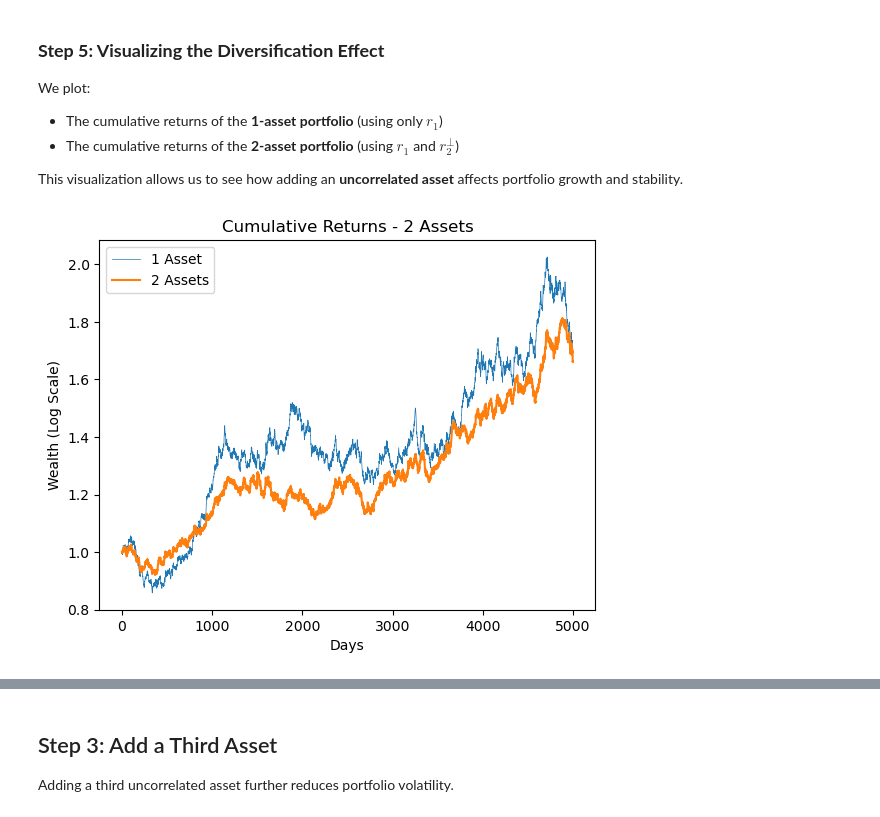
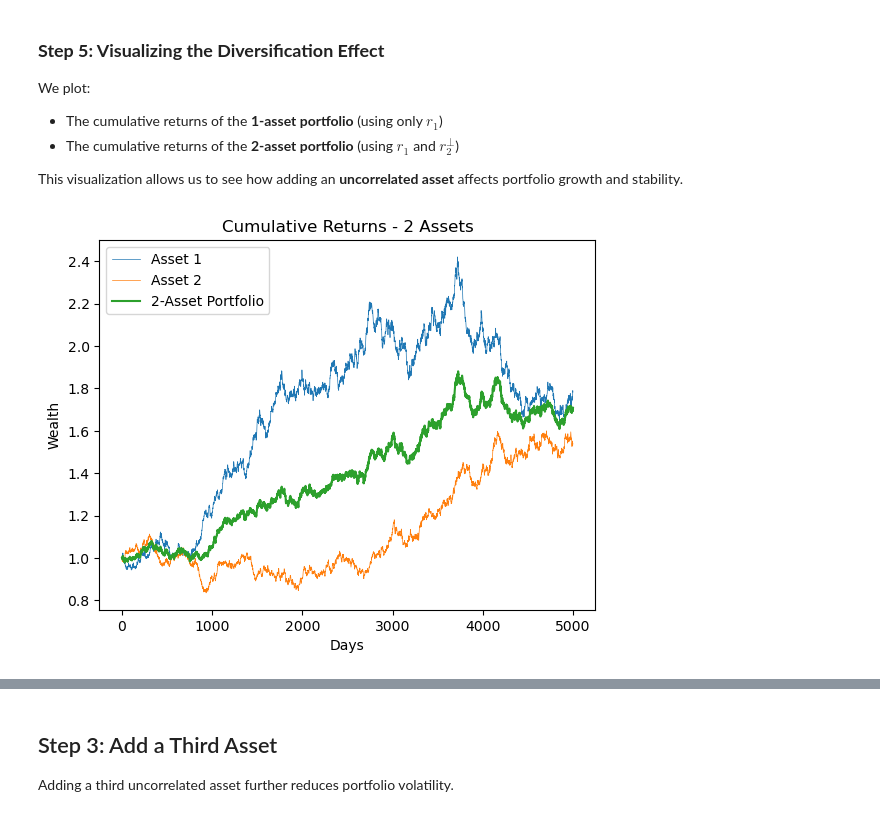
Before and after one commit to QuantLandi/computational-investing-exercises, a Jupyter notebook: day4_orthogonality.ipynb, the cells around one changed output, grey strips where cells are left out. Drawn from its saved outputs; the diff is of its cells as text; code cells hidden in the pictures.

```diff
--- a/day4_orthogonality.ipynb
+++ b/day4_orthogonality.ipynb
@@ -109,27 +108,28 @@ This visualization allows us to see how adding an **uncorrelated asset** affects
 # %%
 # Step 1: Generate a random independent return stream
 second_asset_raw = np.random.normal(loc=mean_daily_return, scale=daily_volatility, size=num_days)
 
 # Step 2: Orthogonalize the second asset relative to the first asset
 dot_product = np.dot(primary_returns, second_asset_raw) / np.dot(primary_returns, primary_returns)
 second_asset_orthogonal = second_asset_raw - dot_product * primary_returns
 
 # Step 3: Rescale the second asset to match the target mean and standard deviation
 second_asset_orthogonal = second_asset_orthogonal - np.mean(second_asset_orthogonal) + mean_daily_return
 second_asset = second_asset_orthogonal * (daily_volatility / np.std(second_asset_orthogonal))
 
 # Now `second_asset_orthogonal` is the second asset, orthogonal to `primary_returns`
+second_asset_cum_returns = (1 + second_asset).cumprod()
 weights_2 = [0.5, 0.5]
 two_asset_portfolio = weights_2[0] * primary_returns + weights_2[1] * second_asset
 two_asset_cum_returns = (1 + two_asset_portfolio).cumprod()
 
-plt.plot(primary_cum_returns, label="1 Asset", linewidth=0.5)
-plt.plot(two_asset_cum_returns, label="2 Assets", linewidth=1.5)
-# plt.yscale("log")
+plt.plot(primary_cum_returns, label="Asset 1", linewidth=0.5)
+plt.plot(second_asset_cum_returns, label="Asset 2", linewidth=0.5)
+plt.plot(two_asset_cum_returns, label="2-Asset Portfolio", linewidth=1.5)
 plt.title("Cumulative Returns - 2 Assets")
 plt.xlabel("Days")
-plt.ylabel("Wealth (Log Scale)")
+plt.ylabel("Wealth")
 plt.legend()
 plt.show()
 # %% [output]
-[figure, old version]
+[figure, new version]
```
Also changed, not shown: parts of 7 cells of this notebook.
